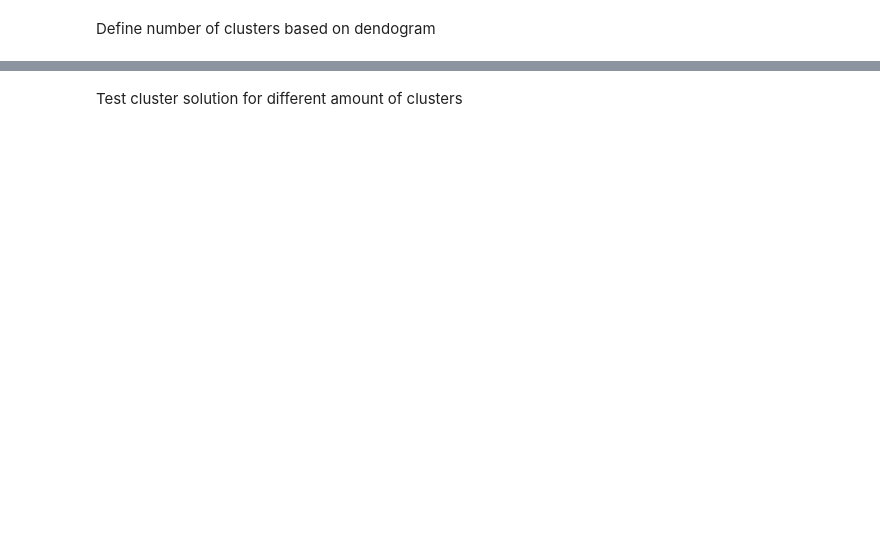
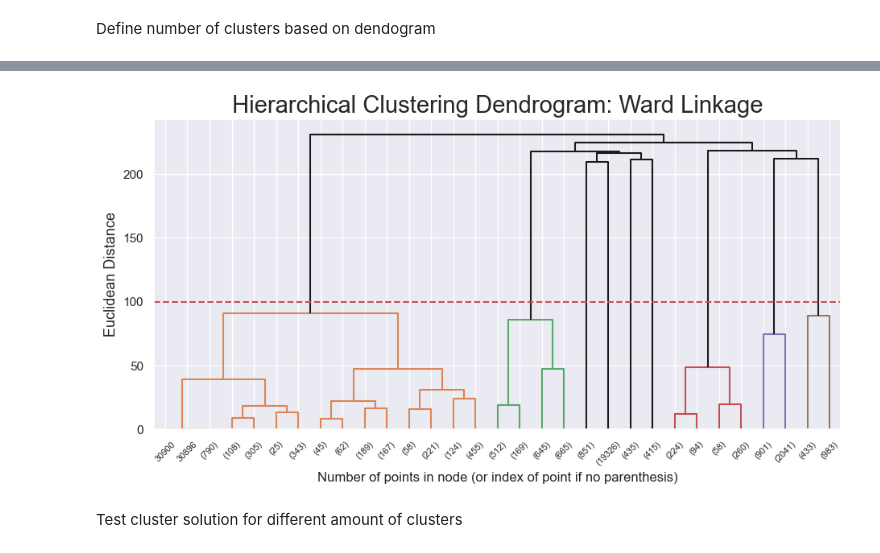
Before and after one commit to SvenGoerdes/CustomerSegmentationDataMining, a Jupyter notebook: deliverables/DM2425_Part2_10_02.ipynb, the cells around one changed output, grey strips where cells are left out. Drawn from its saved outputs; the diff is of its cells as text; code cells hidden in the pictures; blank space fills up the shorter version.

```diff
--- a/deliverables/DM2425_Part2_10_02.ipynb
+++ b/deliverables/DM2425_Part2_10_02.ipynb
@@ -657,12 +680,14 @@ linkage_matrix = np.column_stack(
 # %%
 # Plot the corresponding dendrogram
 sns.set_theme()
 fig = plt.figure(figsize=(11,5))
 # The Dendrogram parameters need to be tuned
 y_threshold = 100
-dendrogram(linkage_matrix, truncate_mode='level', p=5, color_threshold=y_threshold, above_threshold_color='k')
+dendrogram(linkage_matrix, truncate_mode='level', p=4, color_threshold=y_threshold, above_threshold_color='k')
 plt.hlines(y_threshold, 0, 1000, colors="r", linestyles="dashed")
 plt.title(f'Hierarchical Clustering Dendrogram: {linkage.title()} Linkage', fontsize=21)
 plt.xlabel('Number of points in node (or index of point if no parenthesis)')
 plt.ylabel(f'{distance.title()} Distance', fontsize=13)
 plt.show()
+# %% [output]
+[figure, added]
```
Also changed, not shown: parts of 20 cells of this notebook, 1 other file.
